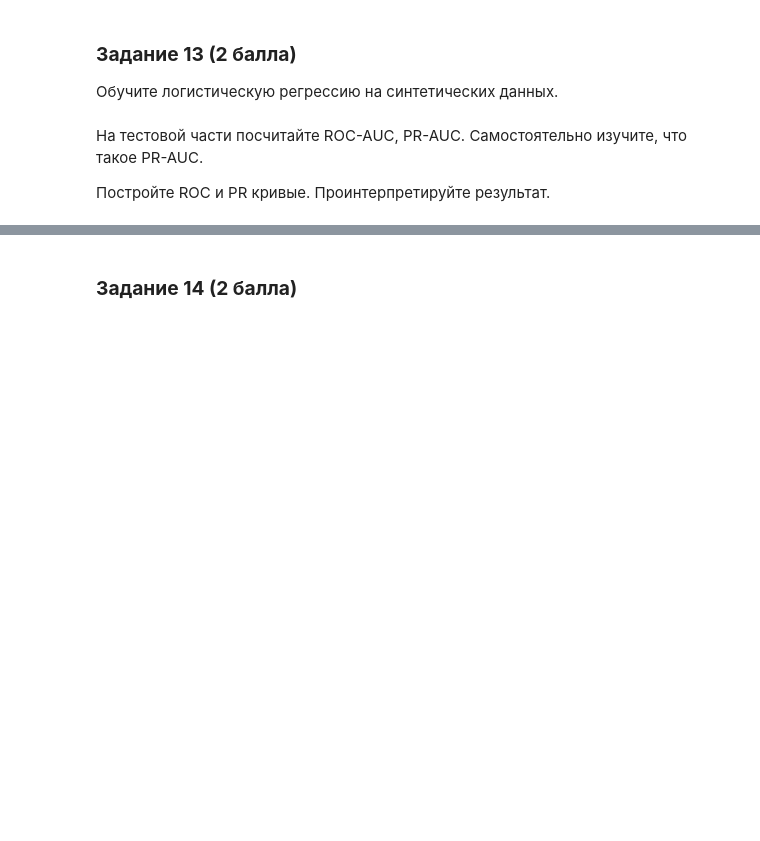
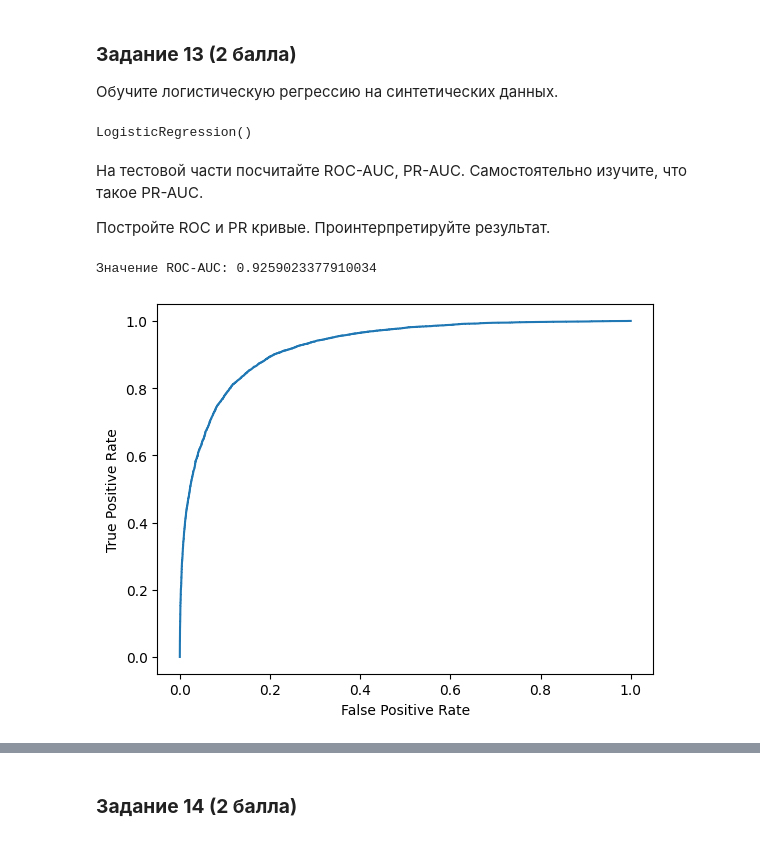
Before and after one commit to sealetta/homeworks, a Jupyter notebook: HW/Селиванова_БСЦ224_HW2.ipynb, the cells around one changed output, grey strips where cells are left out. Drawn from its saved outputs; the diff is of its cells as text; code cells hidden in the pictures; blank space fills up the shorter version.

```diff
--- a/HW/Селиванова_БСЦ224_HW2.ipynb
+++ b/HW/Селиванова_БСЦ224_HW2.ipynb
@@ -495,3 +730,11 @@ X_train, X_test, y_train, y_test = train_test_split(
+# %%
+# your code here
+from sklearn.linear_model import LogisticRegression
+logreg=LogisticRegression()
+logreg.fit(X_train, y_train)
+#обучила на трейне, тут ничего нового нет в плане каких-то команд
+# %% [output]
+LogisticRegression()
 # %% [markdown]
 На тестовой части посчитайте ROC-AUC, PR-AUC. Самостоятельно изучите, что такое PR-AUC.
 
@@ -500,0 +742,25 @@ X_train, X_test, y_train, y_test = train_test_split(
+# %%
+# your code here
+from sklearn.metrics import roc_auc_score, average_precision_score, roc_curve, precision_recall_curve
+y_prob = logreg.predict_proba(X_test)[:, 1]
+#предсказала вероятности для тестового датасета
+roc_auc = roc_auc_score(y_test, y_prob)
+pr_auc = average_precision_score(y_test, y_prob)
+#посчитала ROC-AUC и PR-AUC
+# %%
+import matplotlib.pyplot as plt
+
+def plot_roc_curve(y_test, y_prob):
+
+    fpr, tpr, thresholds = roc_curve(y_test, y_prob)
+    plt.plot(fpr, tpr)
+    plt.xlabel('False Positive Rate')
+    plt.ylabel('True Positive Rate')
+#создала функцию, которая строит график. Здесь как бы считаются все точки на графике, то есть значения FPR, TPR и соответствующие пороги,
+#необходимые для построения кривой
+plot_roc_curve(y_test, y_prob)
+print(f'Значение ROC-AUC: {roc_auc}')
+#построила кривую и вывожу значение ROC-AUC
+# %% [output]
+Значение ROC-AUC: 0.9259023377910034
+[figure, added]
```
Also changed, not shown: parts of 52 cells of this notebook.
